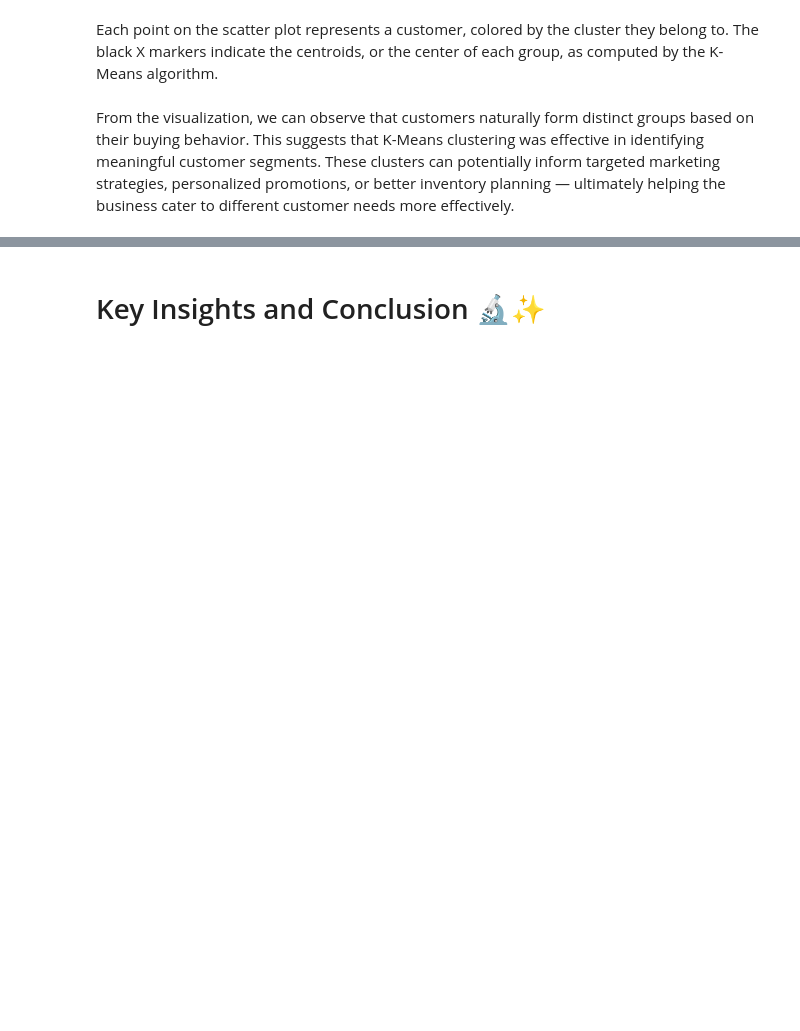
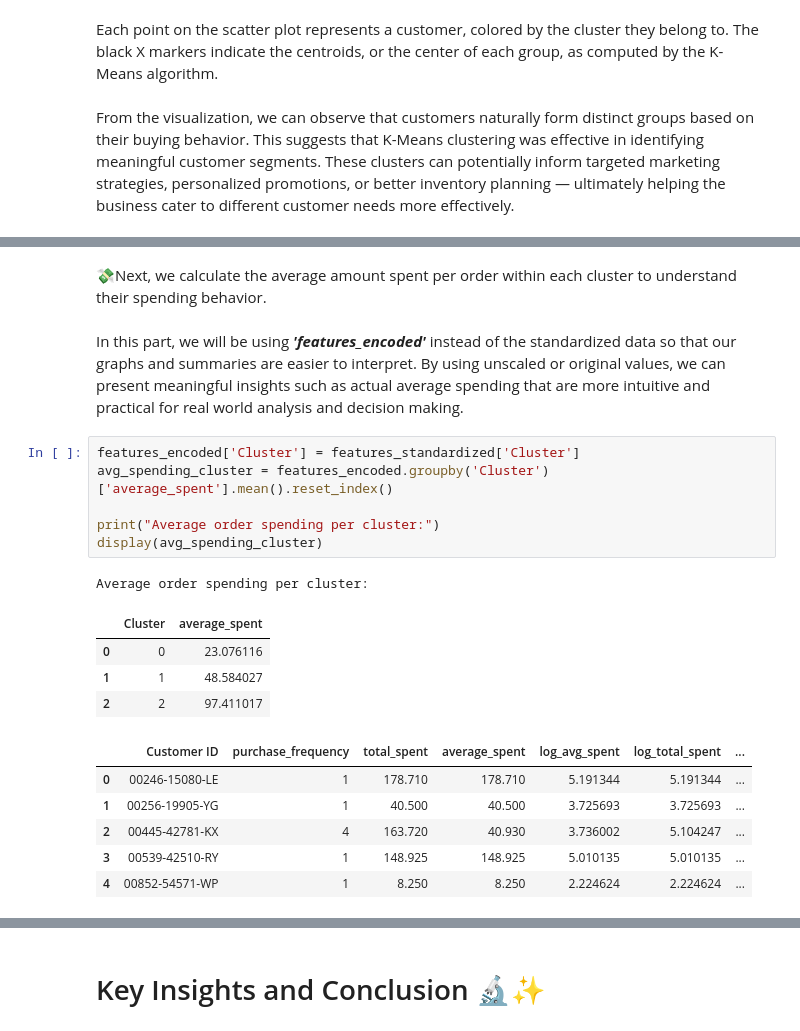
Before and after one commit to Emman-28/CSMODEL-MP, a Jupyter notebook: CSMODEL MP (3).ipynb, the cells around one changed output, grey strips where cells are left out. Cells and saved outputs as stored; diff of their text form; blank space fills up the shorter version.

```diff
--- a/CSMODEL MP (3).ipynb
+++ b/CSMODEL MP (3).ipynb
@@ -1934,0 +1932,22 @@ From the visualization, we can observe that customers naturally form distinct gr
+# %% [markdown]
+💸Next, we calculate the average amount spent per order within each cluster to understand their spending behavior.
+# %% [markdown]
+In this part, we will be using ***'features_encoded'*** instead of the standardized data so that our graphs and summaries are easier to interpret. By using unscaled or original values, we can present meaningful insights such as actual average spending that are more intuitive and practical for real world analysis and decision making.
+# %%
+features_encoded['Cluster'] = features_standardized['Cluster']
+avg_spending_cluster = features_encoded.groupby('Cluster')['average_spent'].mean().reset_index()
+
+print("Average order spending per cluster:")
+display(avg_spending_cluster)
+# %% [output]
+Average order spending per cluster:
+|  | Cluster | average_spent |
+| 0 | 0 | 23.076116 |
+| 1 | 1 | 48.584027 |
+| 2 | 2 | 97.411017 |
+|  | Customer ID | purchase_frequency | total_spent | average_spent | log_avg_spent | log_total_spent | ... |
+| 0 | 00246-15080-LE | 1 | 178.710 | 178.710 | 5.191344 | 5.191344 | ... |
+| 1 | 00256-19905-YG | 1 | 40.500 | 40.500 | 3.725693 | 3.725693 | ... |
+| 2 | 00445-42781-KX | 4 | 163.720 | 40.930 | 3.736002 | 5.104247 | ... |
+| 3 | 00539-42510-RY | 1 | 148.925 | 148.925 | 5.010135 | 5.010135 | ... |
+| 4 | 00852-54571-WP | 1 | 8.250 | 8.250 | 2.224624 | 2.224624 | ... |
```
Also changed, not shown: parts of 16 cells of this notebook, 1 other file.
